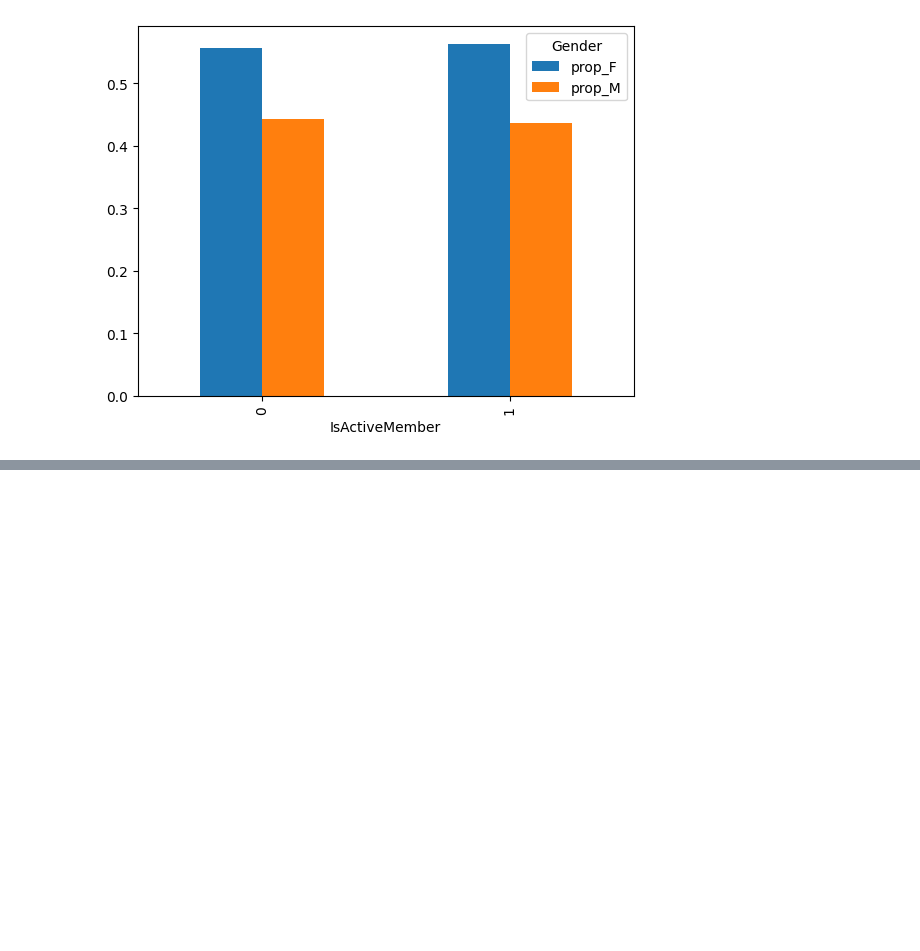
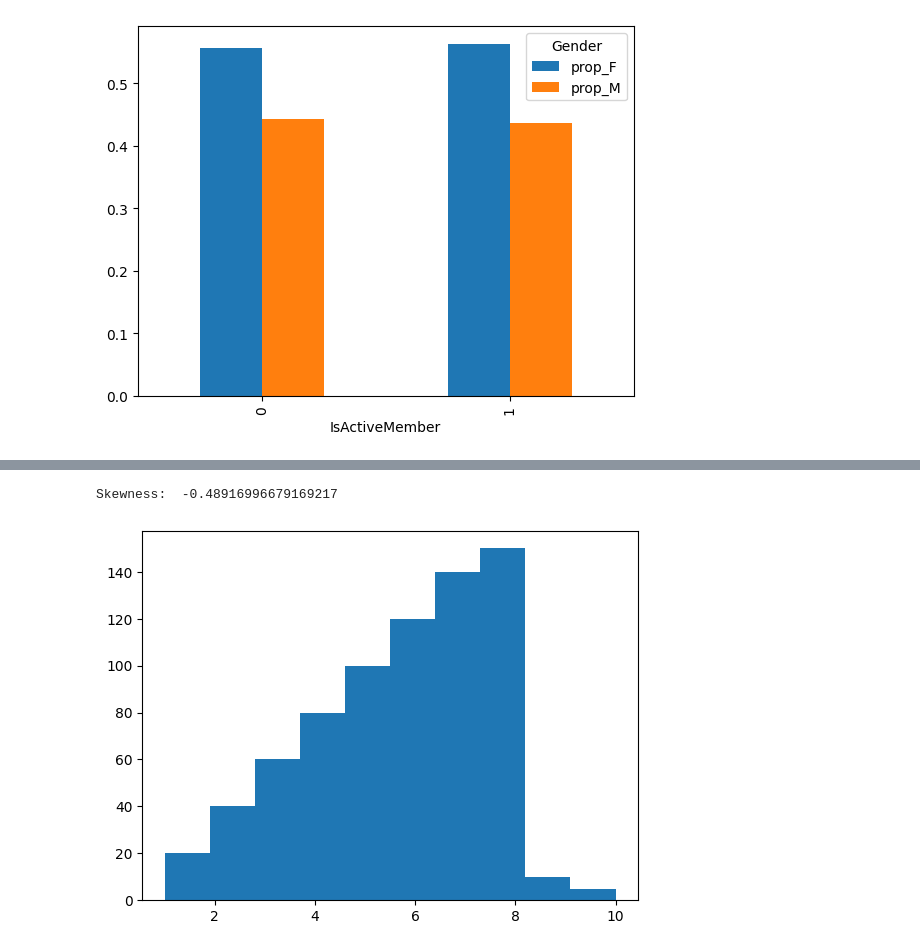
Before and after one commit to Omkar210/Statistics-and-ML, a Jupyter notebook: Day8.ipynb, the cells around one changed output, grey strips where cells are left out. Saved outputs shown, nothing was run; the diff lists cells and outputs as text; code cells hidden in the pictures; blank space fills up the shorter version.

```diff
--- a/Day8.ipynb
+++ b/Day8.ipynb
@@ -384,0 +401,7 @@ tb1
+# %%
+x2 = np.repeat([1,2,3,4,5,6,7,8,9,10],[20,40,60,80,100,120,140,150,10,5])
+plt.hist(x2)
+print('Skewness: ',stats.skew(x2))
+# %% [output]
+Skewness:  -0.48916996679169217
+[figure, added]
```
Also changed, not shown: parts of 11 cells of this notebook.
